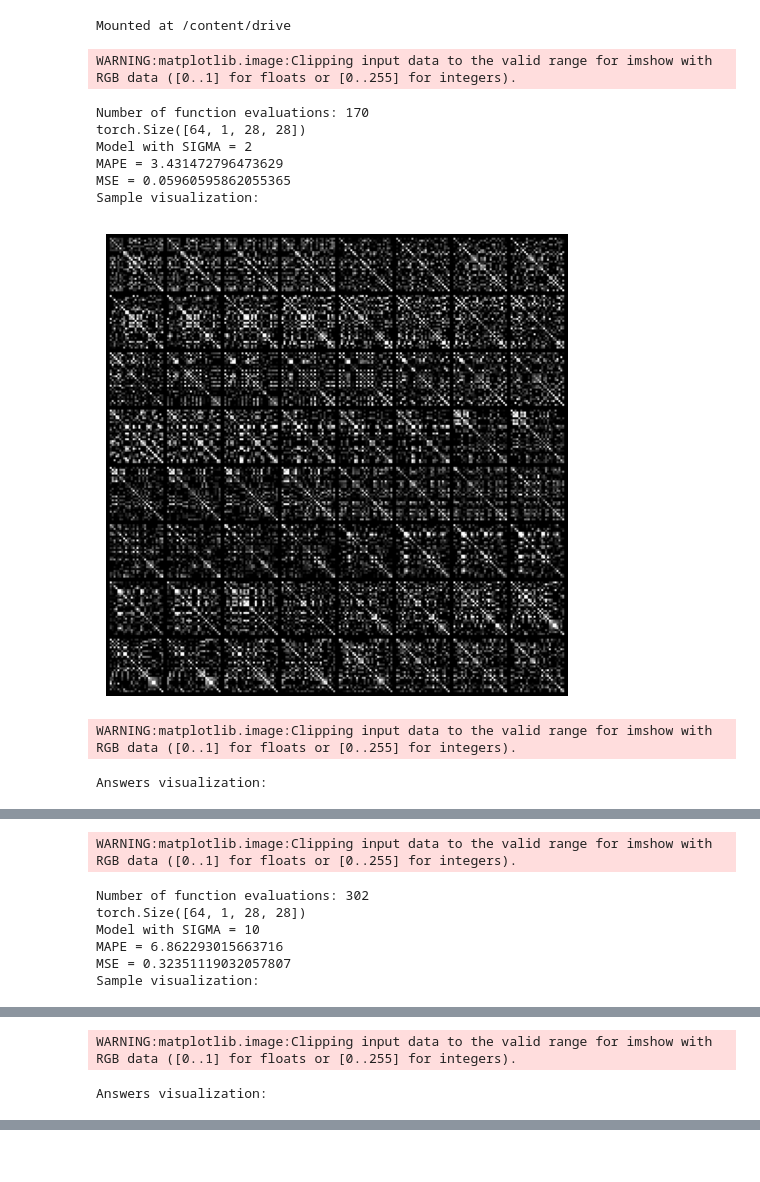
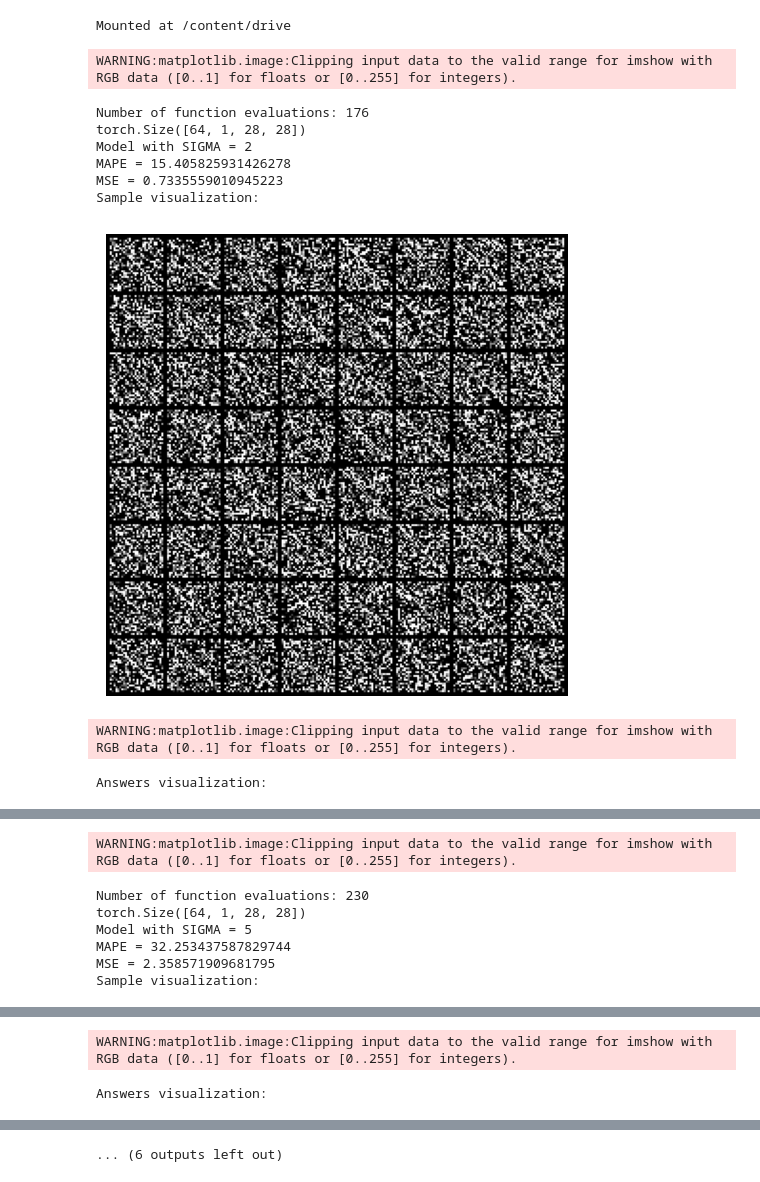
Before and after one commit to intsystems/2024-Project-152, a Jupyter notebook: Karpeev2024RiemannianGen/code/gen score based models [latest].ipynb, the cells around one changed output, grey strips where cells are left out. Cells and saved outputs as stored; diff of their text form; code cells hidden in the pictures.

Commit message:
upd sampler

```diff
--- a/Karpeev2024RiemannianGen/code/gen score based models [latest].ipynb
+++ b/Karpeev2024RiemannianGen/code/gen score based models [latest].ipynb
@@ -281,7 +281,7 @@ def diffusion_coeff(t, sigma):
   """
   return torch.tensor(sigma**t, device=device)
 
-sigma =  10#@param {'type':'number'}
+sigma =  5#@param {'type':'number'}
 marginal_prob_std_fn = functools.partial(marginal_prob_std, sigma=sigma)
 diffusion_coeff_fn = functools.partial(diffusion_coeff, sigma=sigma)
 # %%
@@ -317,7 +317,7 @@ n_epochs =   50#@param {'type':'integer'}
 ## size of a mini-batch
 batch_size =  32 #@param {'type':'integer'}
 ## learning rate
-lr=1e-4 #@param {'type':'number'}
+lr=1e-3 #@param {'type':'number'}
 
 # dataset = MNIST('.', train=True, transform=transforms.ToTensor(), download=True)
 dataset = TensorDataset(torch.from_numpy(X_train).float(), torch.from_numpy(Y_train).float())
@@ -475,34 +475,20 @@ def ode_sampler(score_model,
   # Create the latent code
   if z is None:
     init_x = init_x * marginal_prob_std(t)[:, None, None, None]
+    init_y = init_y * marginal_prob_std(t)[:, None, None, None]
   else:
     init_x = z
 
   shape = init_x.shape
-
-  # iterations counter for noise samler
-  iter = 0
 
   def score_eval_wrapper(sample, time_steps):
     """A wrapper of the score-based model for use by the ODE solver."""
     sample = torch.tensor(sample, device=device, dtype=torch.float32).reshape(shape)
     time_steps = torch.tensor(time_steps, device=device, dtype=torch.float32).reshape((sample.shape[0], ))
     with torch.no_grad():
-      nonlocal iter
       nonlocal init_x
-
-      iter += 1
-
-      if iter == 1:
-        sample = torch.cat((init_x, init_y), axis=1)
-      else:
-        sample = torch.cat((init_x, sample), axis=1)
-
-      # Q: как здесь правильнее исправить проблему с разным количеством каналов на входе и выходе?
-
+      sample = torch.cat((init_x, sample), axis=1)
       score = score_model(sample, time_steps)
-      # Другой способ?
-      # score = torch.cat((score, torch.tensor(np.zeros(score.shape), device=device)), axis=1)
     return score.cpu().numpy().reshape((-1,)).astype(np.float64)
 
   def ode_func(t, x):
@@ -512,7 +498,7 @@ def ode_sampler(score_model,
     return  -0.5 * (g**2) * score_eval_wrapper(x, time_steps)
 
   # Run the black-box ODE solver.
-  res = integrate.solve_ivp(ode_func, (1., eps), init_x.reshape(-1).cpu().numpy(), rtol=rtol, atol=atol, method='RK45')
+  res = integrate.solve_ivp(ode_func, (1., eps), init_y.reshape(-1).cpu().numpy(), rtol=rtol, atol=atol, method='RK45')
   print(f"Number of function evaluations: {res.nfev}")
   x = torch.tensor(res.y[:, -1], device=device).reshape(shape)
 
@@ -575,8 +561,8 @@ def sample(sigma):
 
   ## Sample visualization.
   %matplotlib inline
-  sample_grid = make_grid(samples, nrow=int(np.sqrt(sample_batch_size)))
-  print(samples.shape)
+  sample_grid = make_grid(test_sampled, nrow=int(np.sqrt(sample_batch_size)))
+  print(test_sampled.shape)
   ## Answers visualization.
   test_answers = torch.tensor(Y_test[:sample_batch_size].copy(), device=device).float()
   %matplotlib inline
@@ -603,24 +589,24 @@ def sample(sigma):
   plt.show()
   print()
 # %%
-for sigma in [2, 10]: # , 5, 10, 25, 40
+for sigma in [2, 5, 10]: # 25, 40
   sample(sigma)
 # %% [output]
 WARNING:matplotlib.image:Clipping input data to the valid range for imshow with RGB data ([0..1] for floats or [0..255] for integers).
-Number of function evaluations: 170
+Number of function evaluations: 176
 torch.Size([64, 1, 28, 28])
 Model with SIGMA = 2
-MAPE = 3.431472796473629
-MSE = 0.05960595862055365
+MAPE = 15.405825931426278
+MSE = 0.7335559010945223
 Sample visualization:
-[figure, old version]
+[figure, new version]
 WARNING:matplotlib.image:Clipping input data to the valid range for imshow with RGB data ([0..1] for floats or [0..255] for integers).
 Answers visualization:
 [figure]
 WARNING:matplotlib.image:Clipping input data to the valid range for imshow with RGB data ([0..1] for floats or [0..255] for integers).
-Number of function evaluations: 302
+Number of function evaluations: 230
 torch.Size([64, 1, 28, 28])
-Model with SIGMA = 10
-MAPE = 6.862293015663716
-MSE = 0.32351119032057807
+Model with SIGMA = 5
+MAPE = 32.253437587829744
+MSE = 2.358571909681795
 Sample visualization:
@@ -628,4 +614,5 @@ Sample visualization:
 WARNING:matplotlib.image:Clipping input data to the valid range for imshow with RGB data ([0..1] for floats or [0..255] for integers).
 Answers visualization:
 [figure]
+... (6 outputs left out)
 # %%
```
Also changed, not shown: parts of 2 cells of this notebook, 2 other files.
